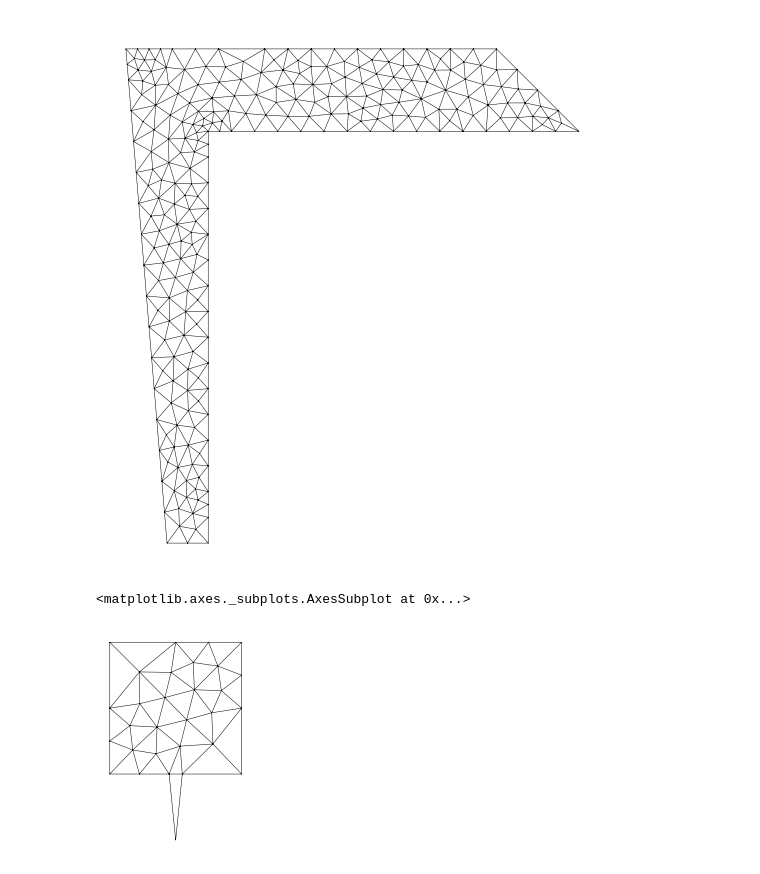
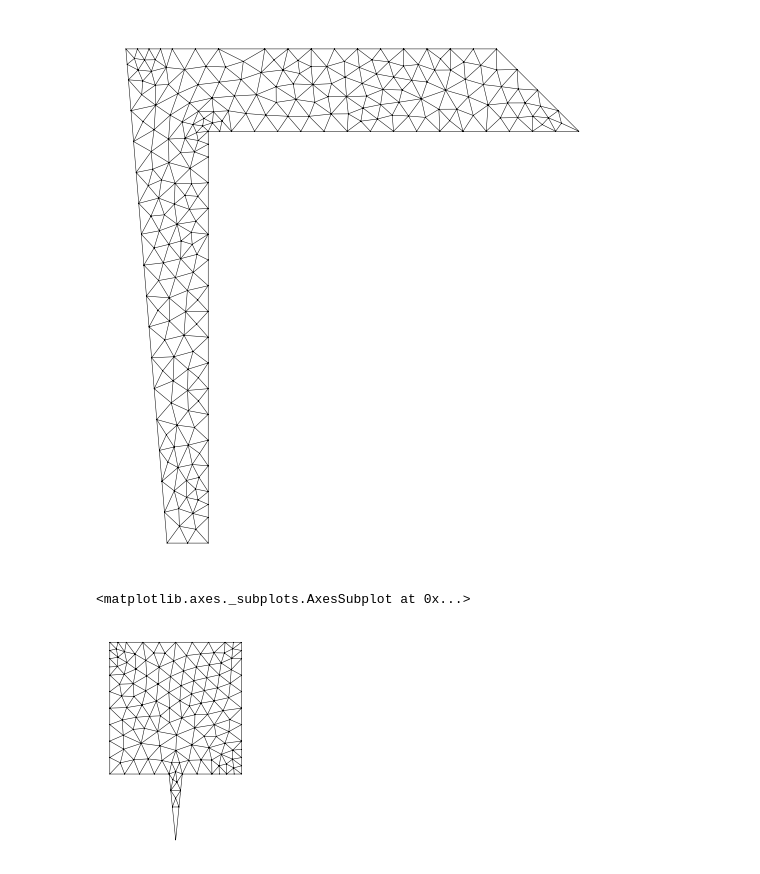
Before and after one commit to kinnala/paper-meshgen, a Jupyter notebook: examples/example_meshes.ipynb, the cells around one changed output. Saved outputs shown, nothing was run; the diff lists cells and outputs as text; code cells hidden in the pictures.

```diff
--- a/examples/example_meshes.ipynb
+++ b/examples/example_meshes.ipynb
@@ -119,12 +119,12 @@ m.draw(figsize=(10,10))
 # %%
 m = triangulate([(0.,0.),
               (0.45,0.),
               (0.5,-0.5),
               (0.55,0.),
               (1.,0.),
               (1.,1.),
-             (0.,1.)])
+             (0.,1.)], max_refloops=10, quality=0.95)
 m.draw()
 # %% [output]
 <matplotlib.axes._subplots.AxesSubplot at 0x...>
-[figure, old version]
+[figure, new version]
```
Also changed, not shown: parts of 3 cells of this notebook, 2 other files.
